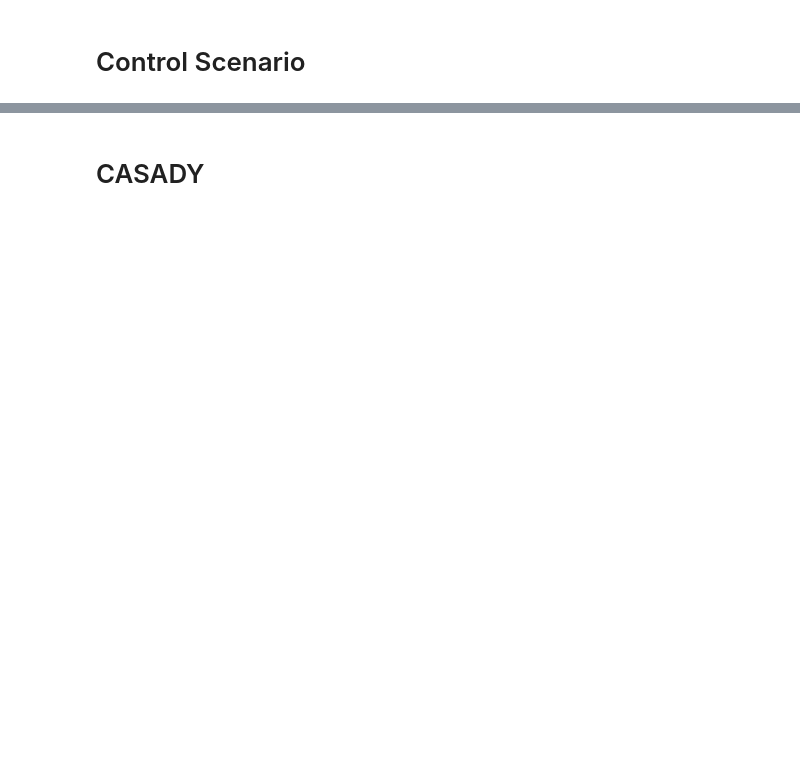
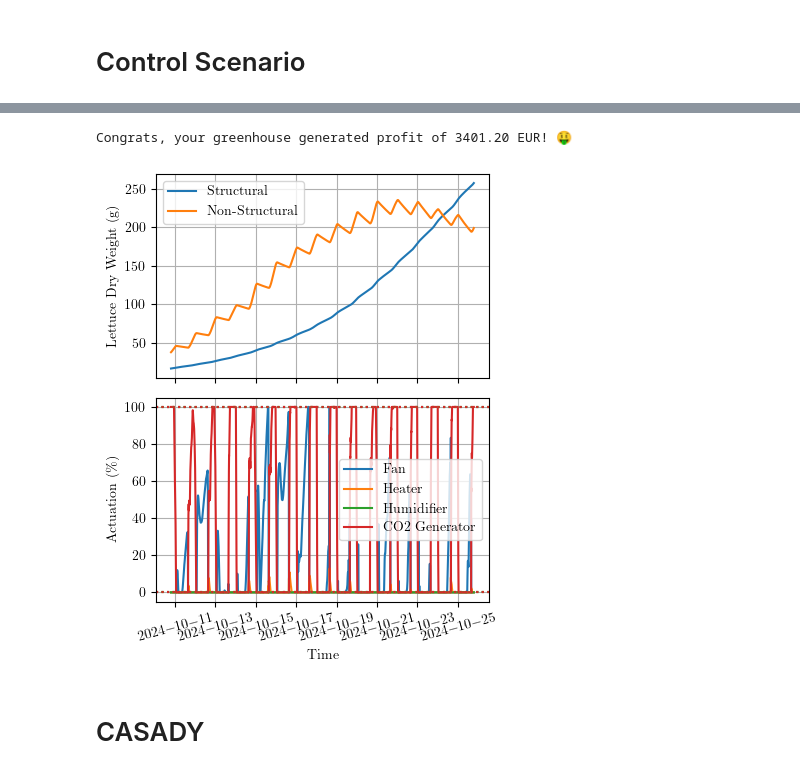
Before and after one commit to MarekWadinger/ecompc-greenhouse-platform, a Jupyter notebook: greenhouse_model.ipynb, the cells around one changed output, grey strips where cells are left out. Saved outputs shown, nothing was run; the diff lists cells and outputs as text; code cells hidden in the pictures; blank space fills up the shorter version.

```diff
--- a/greenhouse_model.ipynb
+++ b/greenhouse_model.ipynb
@@ -537,3 +482,31 @@ timestamps = pd.date_range(
+# %%
+print(
+    f"Congrats, your greenhouse generated profit of {profit_costs.iloc[:5].sum():.2f} EUR! 🤑"
+)
+# %% [output]
+Congrats, your greenhouse generated profit of 3401.20 EUR! 🤑
+# %%
+# [donotremove]
+
+axs = plot_response(
+    timestamps,
+    x0s.iloc[:, -2:],
+    u0s,
+    u_min=u_min,
+    u_max=u_max,
+    y_legend=["Structural", "Non-Structural"],
+    u_legend=[*gh_model.active_actuators.keys()],
+    y_label="Lettuce Dry Weight (g)",
+    u_label="Actuation (\\%)",
+    t_label="Time",
+)
+
+fig = axs[0].get_figure()
+fig.savefig(
+    f"{filepath}results/greenhouse_control-mpc_profit-N_{N}-steps_{sim_steps}.pdf"
+)
+# %% [output]
+[figure, added]
 # %% [markdown]
 # CASADY
 # %%
```
Also changed, not shown: parts of 22 cells of this notebook.
